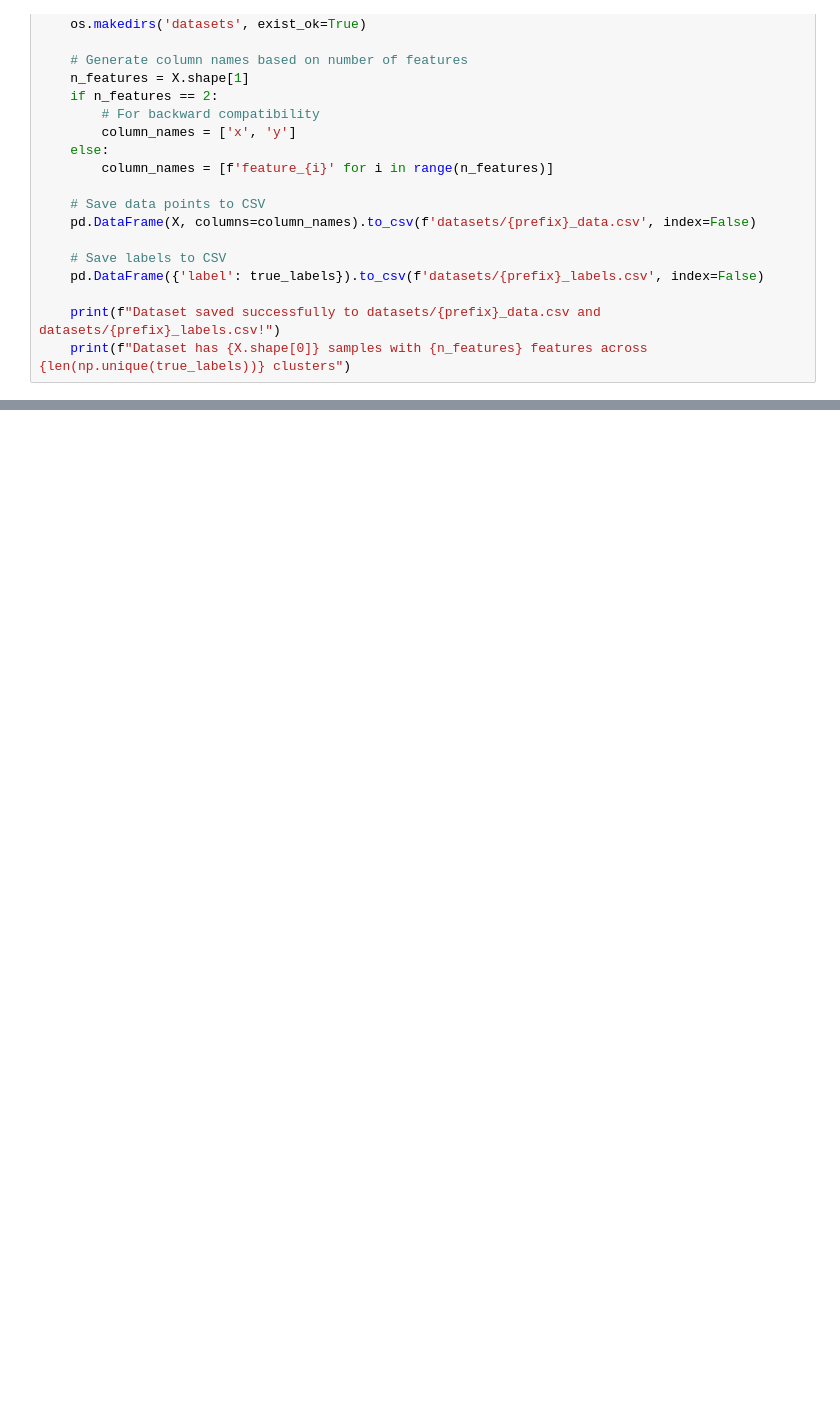
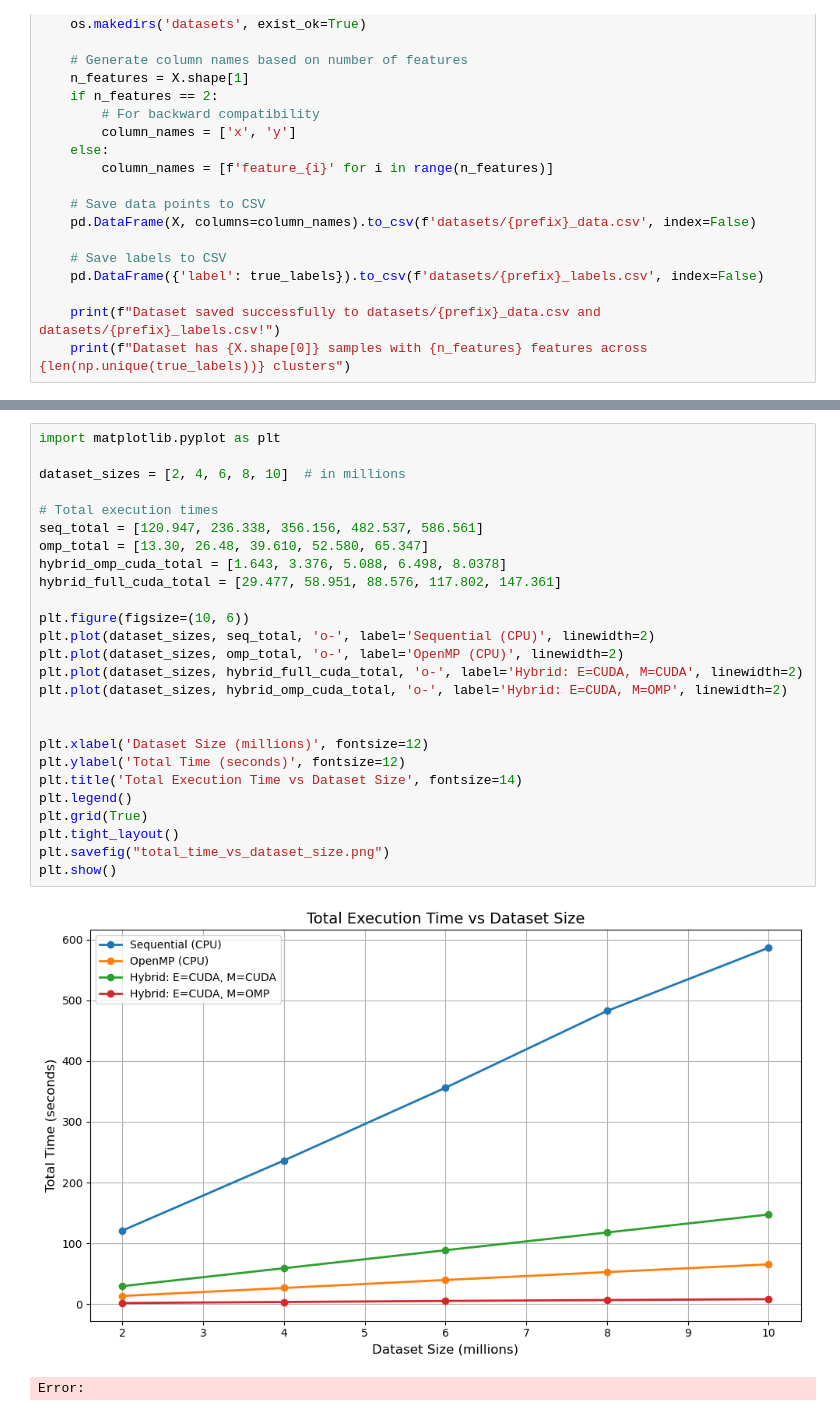
Before and after one commit to ayushraina2028/DS295-Parallel-Programming-2025, a Jupyter notebook: Project/rough.ipynb, the cells around one changed output, grey strips where cells are left out. Saved outputs shown, nothing was run; the diff lists cells and outputs as text; blank space fills up the shorter version.

```diff
--- a/Project/rough.ipynb
+++ b/Project/rough.ipynb
@@ -1399,0 +1510,29 @@ plt.show()
+# %%
+import matplotlib.pyplot as plt
+
+dataset_sizes = [2, 4, 6, 8, 10]  # in millions
+
+# Total execution times
+seq_total = [120.947, 236.338, 356.156, 482.537, 586.561]
+omp_total = [13.30, 26.48, 39.610, 52.580, 65.347]
+hybrid_omp_cuda_total = [1.643, 3.376, 5.088, 6.498, 8.0378]
+hybrid_full_cuda_total = [29.477, 58.951, 88.576, 117.802, 147.361]
+
+plt.figure(figsize=(10, 6))
+plt.plot(dataset_sizes, seq_total, 'o-', label='Sequential (CPU)', linewidth=2)
+plt.plot(dataset_sizes, omp_total, 'o-', label='OpenMP (CPU)', linewidth=2)
+plt.plot(dataset_sizes, hybrid_full_cuda_total, 'o-', label='Hybrid: E=CUDA, M=CUDA', linewidth=2)
+plt.plot(dataset_sizes, hybrid_omp_cuda_total, 'o-', label='Hybrid: E=CUDA, M=OMP', linewidth=2)
+
+
+plt.xlabel('Dataset Size (millions)', fontsize=12)
+plt.ylabel('Total Time (seconds)', fontsize=12)
+plt.title('Total Execution Time vs Dataset Size', fontsize=14)
+plt.legend()
+plt.grid(True)
+plt.tight_layout()
+plt.savefig("total_time_vs_dataset_size.png")
+plt.show()
+# %% [output]
+[figure, added]
+Error:
```
Also changed, not shown: parts of 33 cells of this notebook, 54 other files.
